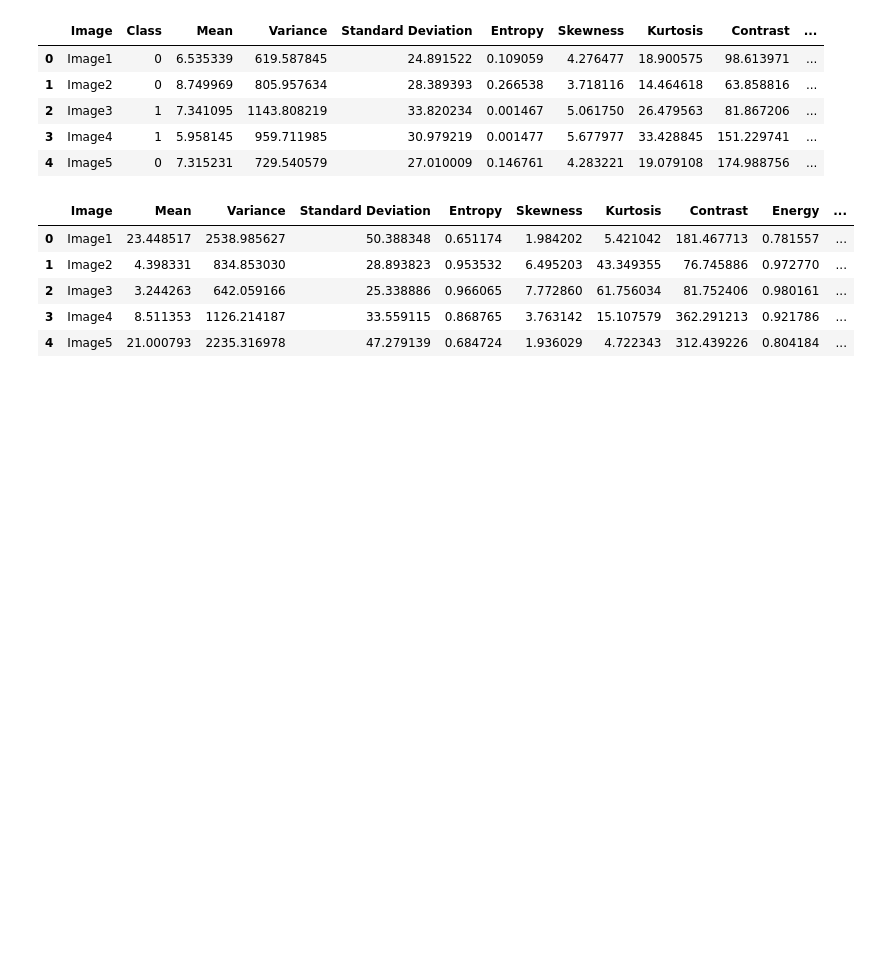
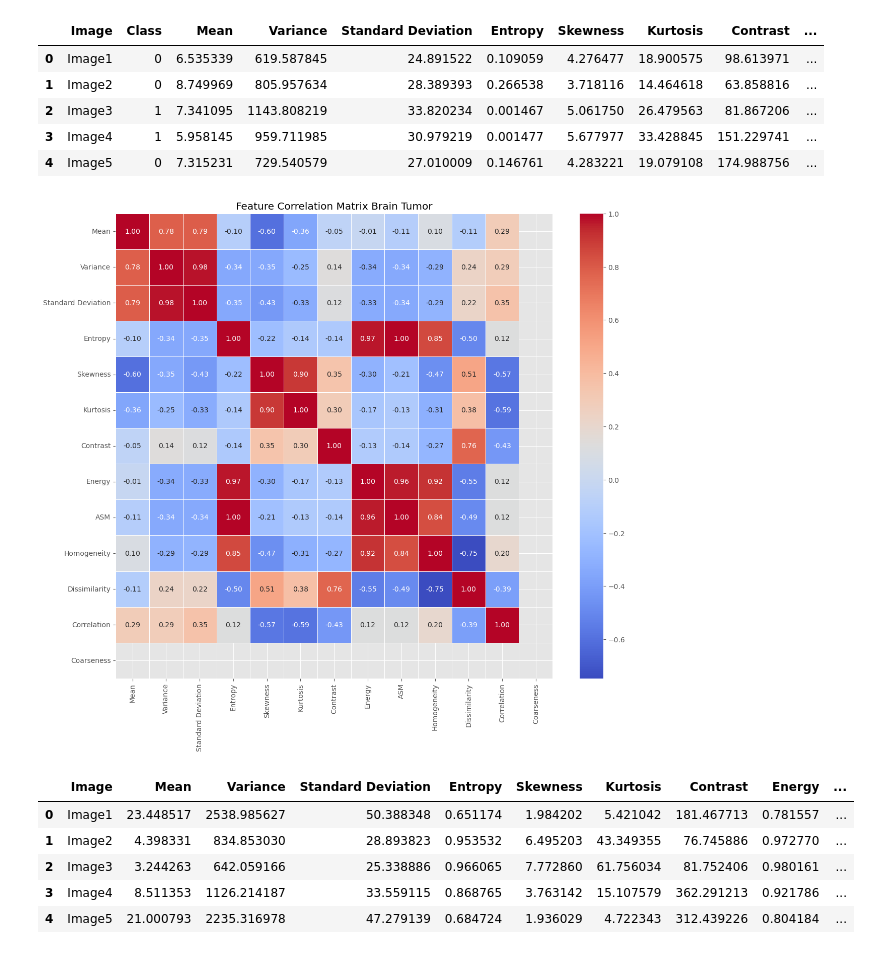
Before and after one commit to grahanoi/classifier_brain_tumor, a Jupyter notebook: main.ipynb, the cells around one changed output. Cells and saved outputs as stored; diff of their text form; code cells hidden in the pictures; blank space fills up the shorter version.

```diff
--- a/main.ipynb
+++ b/main.ipynb
@@ -29,9 +29,9 @@ z = zipfile.ZipFile('archive.zip')
 z.extractall('data')
 # %%
 # Overview of the data
-flie_path = 'data/Brain Tumor.csv'
-df = pd.read_csv(flie_path)
-df.head()
+flie_path_Brain_Tumor = 'data/Brain Tumor.csv'
+df1 = pd.read_csv(flie_path_Brain_Tumor)
+df1.head()
 # %% [output]
 |  | Image | Class | Mean | Variance | Standard Deviation | Entropy | Skewness | Kurtosis | Contrast | ... |
 | 0 | Image1 | 0 | 6.535339 | 619.587845 | 24.891522 | 0.109059 | 4.276477 | 18.900575 | 98.613971 | ... |
@@ -39,5 +39,19 @@ df.head()
 | 2 | Image3 | 1 | 7.341095 | 1143.808219 | 33.820234 | 0.001467 | 5.061750 | 26.479563 | 81.867206 | ... |
 | 3 | Image4 | 1 | 5.958145 | 959.711985 | 30.979219 | 0.001477 | 5.677977 | 33.428845 | 151.229741 | ... |
 | 4 | Image5 | 0 | 7.315231 | 729.540579 | 27.010009 | 0.146761 | 4.283221 | 19.079108 | 174.988756 | ... |
+# %%
+# Check feature correlations with heatmap
+
+# Drop all non-numeric and target columns for heatmap
+features1 = df1.drop(['Image', 'Class'], axis=1)
+
+# Compute the correlation matrix
+plt.figure(figsize=(14,12))
+correlation_matrix1 = features1.corr()
+sns.heatmap(correlation_matrix1, annot=True, cmap='coolwarm', fmt='.2f', linewidths=0.5)
+plt.title('Feature Correlation Matrix Brain Tumor')
+plt.show()
+# %% [output]
+[figure, added]
 # %%
 # Overview of the data
```
Also changed, not shown: parts of 2 cells of this notebook.
